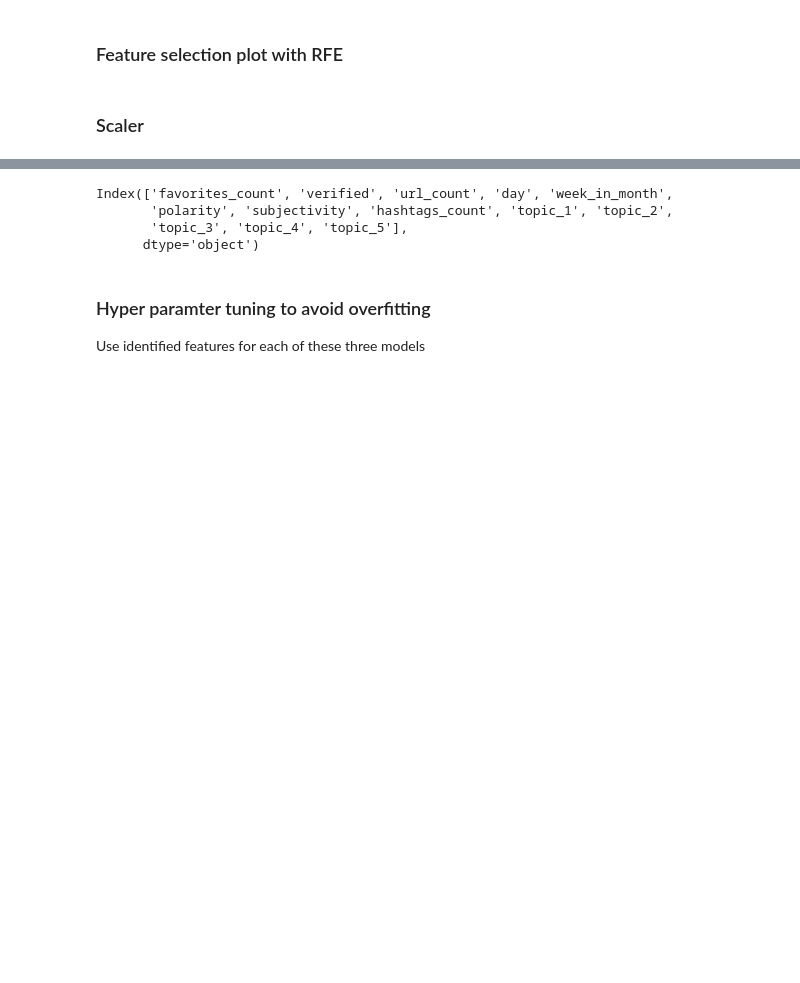
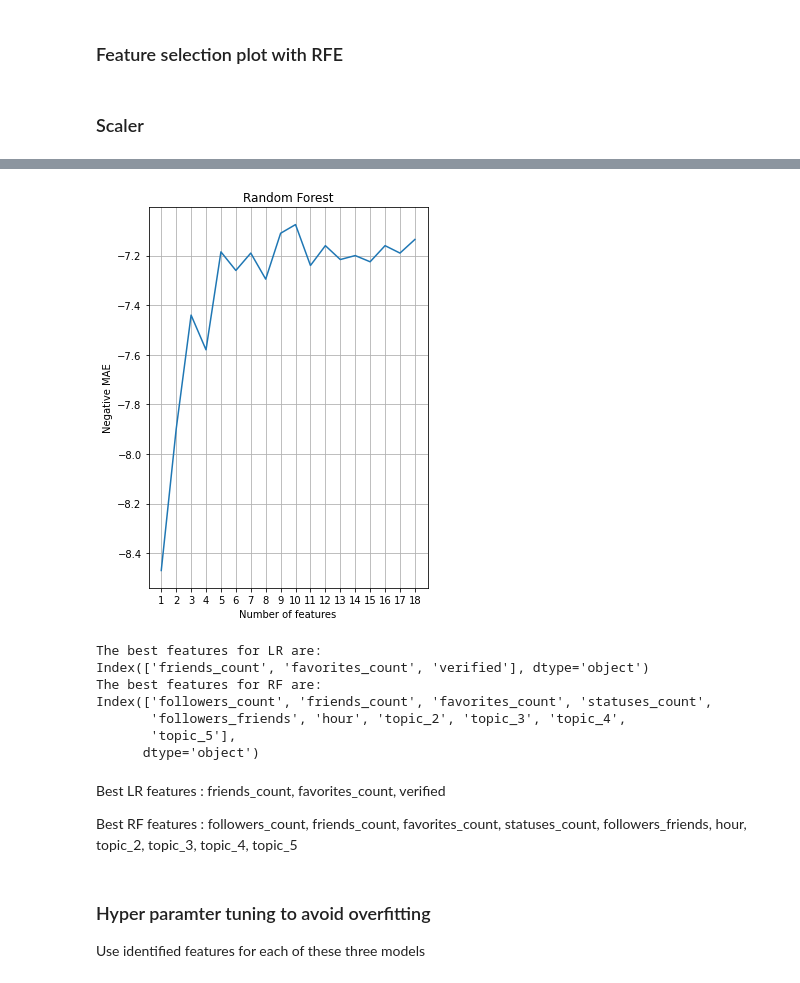
Before and after one commit to antoinegleisberg/INF554_kaggle, a Jupyter notebook: FinalNotebook.ipynb, the cells around one changed output, grey strips where cells are left out. Saved outputs shown, nothing was run; the diff lists cells and outputs as text; code cells hidden in the pictures; blank space fills up the shorter version.

```diff
--- a/FinalNotebook.ipynb
+++ b/FinalNotebook.ipynb
@@ -271,25 +273,51 @@ plot_mae(rf, new_train_data, y_train)
+# %%
+# Writing down the results of the RFE for RF because it takes a long time to run
+# PLEASE DONT DELETE THIS CELL
+# 6 hours of execution time
+
+nb_of_features = [1,        2,      3,      4,      5,      6,      7,      8,  9,      10,     11,     12,     13,   14,   15,     16,     17,     18]
+mae =            [-8.47,    -7.9,   -7.44, -7.58, -7.185, -7.26, -7.19, -7.295, -7.11, -7.075, -7.24, -7.16, -7.216, -7.2, -7.225, -7.16, -7.19, -7.135]
+plt.figure(figsize=(5, 7))
+plt.grid(visible=True)
+plt.xticks(nb_of_features)
+plt.plot(nb_of_features, mae)
+plt.title('Random Forest')
+plt.xlabel('Number of features')
+plt.ylabel('Negative MAE')
+plt.show()
+# %% [output]
+[figure, added]
 # %%
 #Next step after plot: identify ideal nb of features and get the name of these features
 #Then use these features in the model
 
-#ex with top 13 features
-rfe1 = RFE(lr, n_features_to_select=13)
-X_rfe1 = rfe1.fit_transform(new_train_data, y_train)
-mask1 = rfe1.support_
+# LR gave best results with 3 features
+RFE_LR = RFE(lr, n_features_to_select=3)
+X_rfe_lr = RFE_LR.fit_transform(scaled_train_data, y_train)
+mask1 = RFE_LR.support_
 #show the features that are selected
+print("The best features for LR are:")
 print(new_train_data.columns[mask1])
 
-#same with RF
-rfe2 = RFE(rf, n_features_to_select=13)######################################"Change this number to get the best model"
-X_rfe2 = rfe2.fit_transform(new_train_data, y_train)
-mask2 = rfe2.support_
+# RF gave best results with 10 features
+RFE_RF = RFE(rf, n_features_to_select=10)
+X_rfe_rf = RFE_RF.fit_transform(new_train_data, y_train)
+mask2 = RFE_RF.support_
 #show the features that are selected
+print("The best features for RF are:")
 print(new_train_data.columns[mask2])
 # %% [output]
-Index(['favorites_count', 'verified', 'url_count', 'day', 'week_in_month',
-       'polarity', 'subjectivity', 'hashtags_count', 'topic_1', 'topic_2',
-       'topic_3', 'topic_4', 'topic_5'],
+The best features for LR are:
+Index(['friends_count', 'favorites_count', 'verified'], dtype='object')
+The best features for RF are:
+Index(['followers_count', 'friends_count', 'favorites_count', 'statuses_count',
+       'followers_friends', 'hour', 'topic_2', 'topic_3', 'topic_4',
+       'topic_5'],
       dtype='object')
+# %% [markdown]
+Best LR features : friends_count, favorites_count, verified
+
+Best RF features : followers_count, friends_count, favorites_count, statuses_count, followers_friends, hour, topic_2, topic_3, topic_4, topic_5
 # %% [markdown]
 ### Hyper paramter tuning to avoid overfitting
 
```
Also changed, not shown: parts of 23 cells of this notebook.
